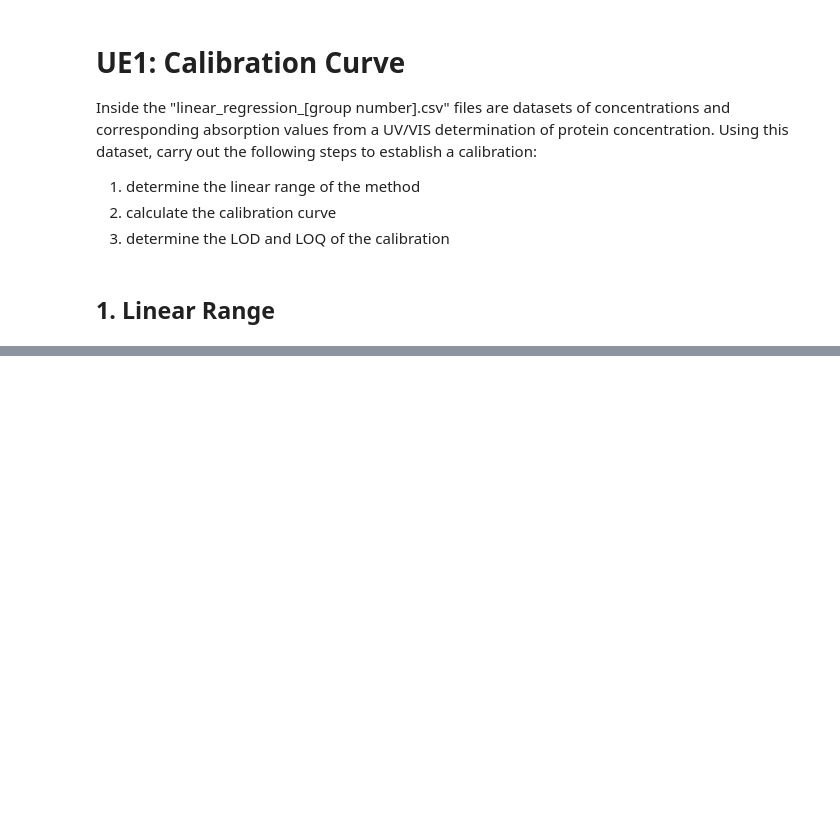
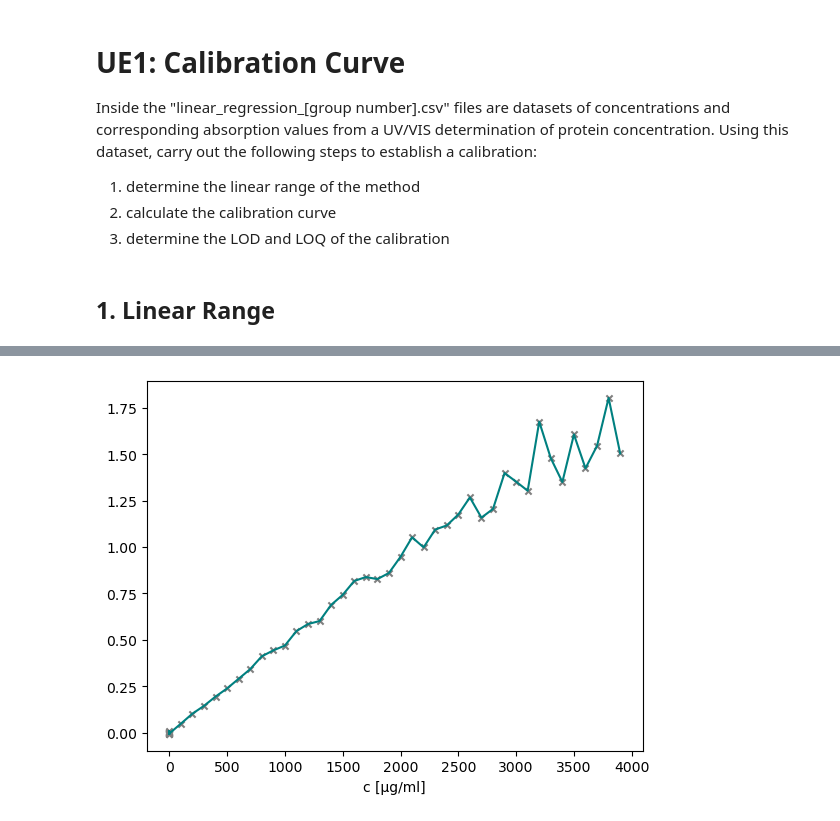
Before and after one commit to tonyzamyatin/mdgamls, a Jupyter notebook: UE1/UE1_CalibrationCurve/calibration.ipynb, the cells around one changed output, grey strips where cells are left out. Drawn from its saved outputs; the diff is of its cells as text; code cells hidden in the pictures; blank space fills up the shorter version.

Commit message:
Complete calibration curve exercise

```diff
--- a/UE1/UE1_CalibrationCurve/calibration.ipynb
+++ b/UE1/UE1_CalibrationCurve/calibration.ipynb
@@ -26,5 +25,11 @@ except ImportError:
 # %% [markdown]
 ## 1. Linear Range
 # %%
-idx, concentration, absorption = np.genfromtxt("linear_regression_2.csv", delimiter=',', unpack=True)
+idx, concentration, absorption = np.genfromtxt(
+    "linear_regression_2.csv",
+    delimiter=',',
+    unpack=True,
+    skip_header=1   # Omit column names (no numeric -> NaNs)
+)
+len(idx), len(concentration), len(absorption)
 # %% [output]
@@ -35,7 +40,14 @@ ValueError: Some errors were detected !
 # %%
-protain_da = xr.DataArray(absorption,
-                          dims=['idx', 'c'],
-                          coords={'c': ('c', concentration),
-                                     'idx': idx})
+protein_da = xr.DataArray(
+    absorption,                         # Main absorption data (1D array)
+    dims=['idx'],                       # Specify indices as the single axes
+    coords={
+        'idx': idx,                     # Coordinates for 'idx' dimension
+        'c': ('idx', concentration)     # The concentration values for each 'idx'
+    }
+)
 
-protain_da
+# Add attribute to the 'c' coordinate for the axis label
+protein_da.coords['c'].attrs['long_name'] = 'c [µg/ml]'
+
+protein_da
@@ -42,3 +69,5 @@ protain_da
 # %%
-protain_da.plot.line(x='c', add_legend=False)
-plt.show()
+from plotting_util import line_plot_with_marks
+line_plot_with_marks(protein_da, x_coord='c', marker='x')
+# %% [output]
+[figure, added]
```
Also changed, not shown: parts of 19 cells of this notebook, 2 other files.
